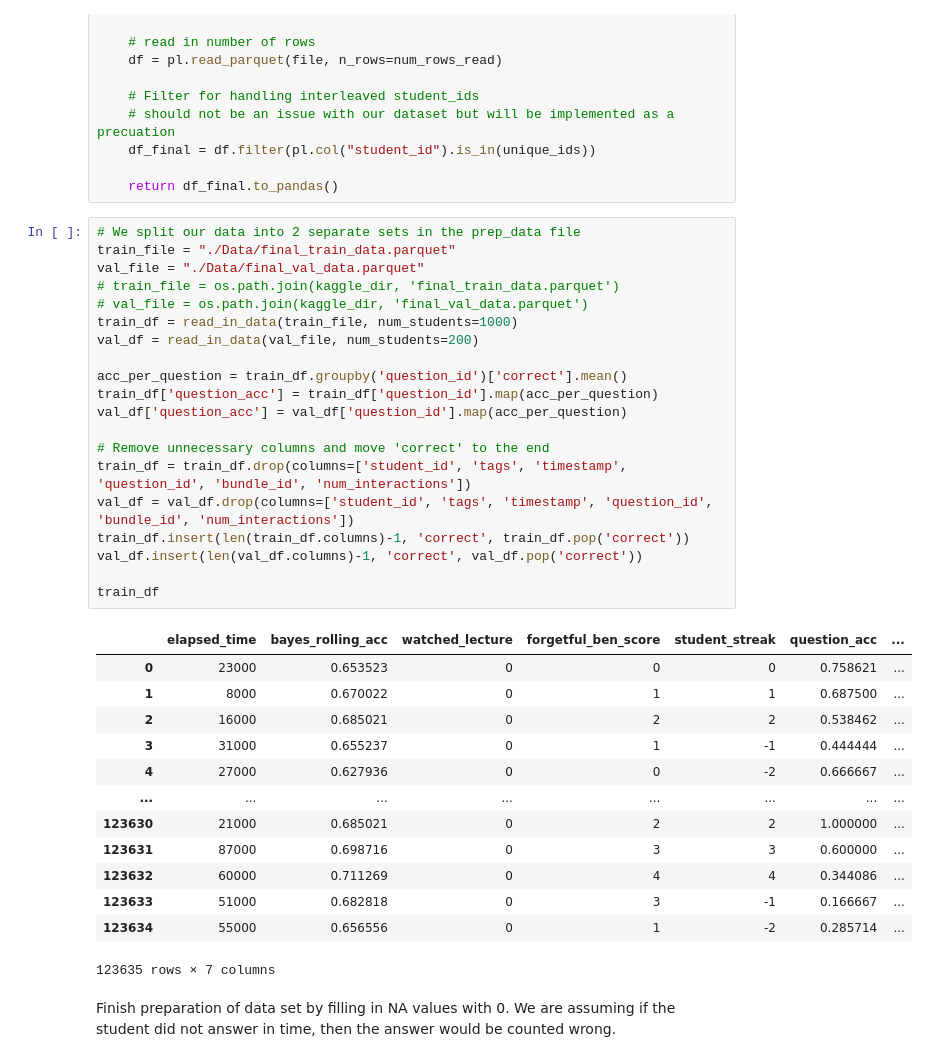
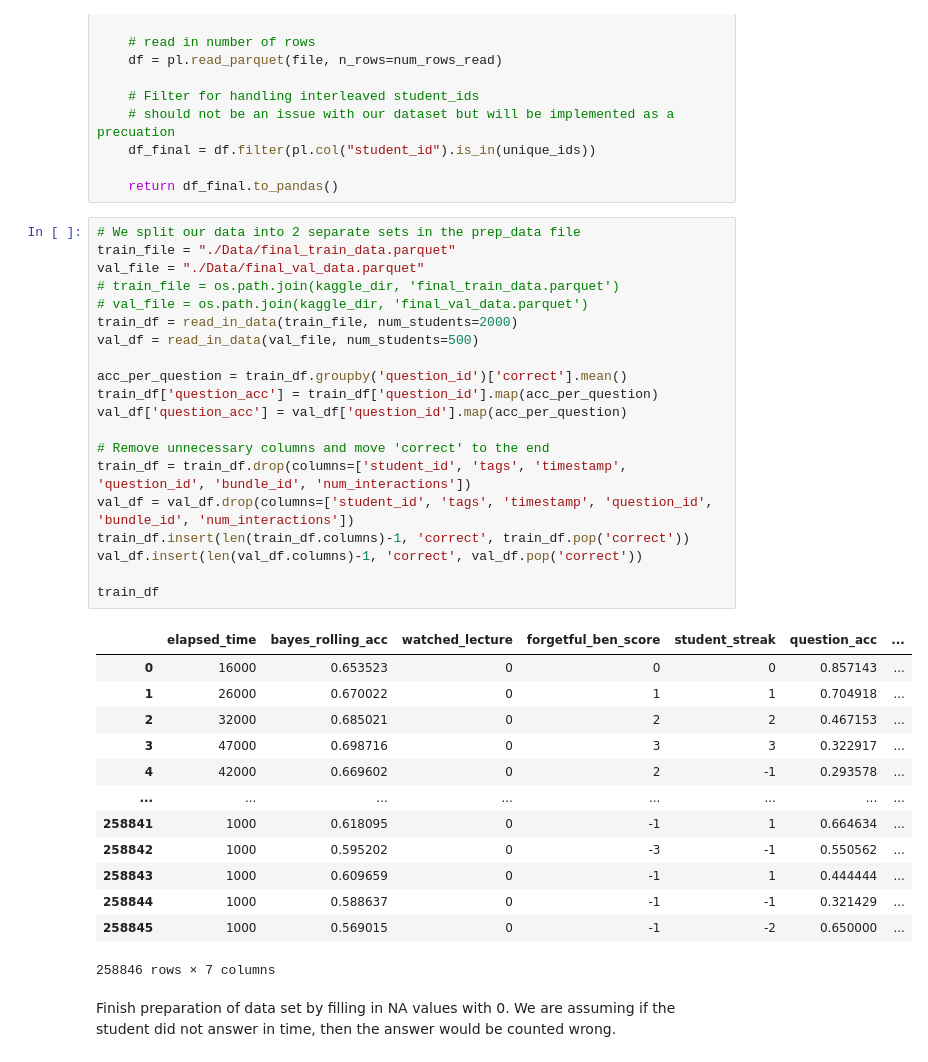
Before and after one commit to bbelandr/MachineLearningProject, a Jupyter notebook: pipeline-2.ipynb, the cells around one changed output. Cells and saved outputs as stored; diff of their text form.

```diff
--- a/pipeline-2.ipynb
+++ b/pipeline-2.ipynb
@@ -93,37 +94,37 @@ def read_in_data(file, num_students):
 # %%
 # We split our data into 2 separate sets in the prep_data file
 train_file = "./Data/final_train_data.parquet"
 val_file = "./Data/final_val_data.parquet"
 # train_file = os.path.join(kaggle_dir, 'final_train_data.parquet')
 # val_file = os.path.join(kaggle_dir, 'final_val_data.parquet')
-train_df = read_in_data(train_file, num_students=1000)
-val_df = read_in_data(val_file, num_students=200)
+train_df = read_in_data(train_file, num_students=2000)
+val_df = read_in_data(val_file, num_students=500)
 
 acc_per_question = train_df.groupby('question_id')['correct'].mean()
 train_df['question_acc'] = train_df['question_id'].map(acc_per_question)
 val_df['question_acc'] = val_df['question_id'].map(acc_per_question)
 
 # Remove unnecessary columns and move 'correct' to the end
 train_df = train_df.drop(columns=['student_id', 'tags', 'timestamp', 'question_id', 'bundle_id', 'num_interactions'])
 val_df = val_df.drop(columns=['student_id', 'tags', 'timestamp', 'question_id', 'bundle_id', 'num_interactions'])
 train_df.insert(len(train_df.columns)-1, 'correct', train_df.pop('correct'))
 val_df.insert(len(val_df.columns)-1, 'correct', val_df.pop('correct'))
 
 train_df
 # %% [output]
 |  | elapsed_time | bayes_rolling_acc | watched_lecture | forgetful_ben_score | student_streak | question_acc | ... |
-| 0 | 23000 | 0.653523 | 0 | 0 | 0 | 0.758621 | ... |
-| 1 | 8000 | 0.670022 | 0 | 1 | 1 | 0.687500 | ... |
-| 2 | 16000 | 0.685021 | 0 | 2 | 2 | 0.538462 | ... |
-| 3 | 31000 | 0.655237 | 0 | 1 | -1 | 0.444444 | ... |
-| 4 | 27000 | 0.627936 | 0 | 0 | -2 | 0.666667 | ... |
+| 0 | 16000 | 0.653523 | 0 | 0 | 0 | 0.857143 | ... |
+| 1 | 26000 | 0.670022 | 0 | 1 | 1 | 0.704918 | ... |
+| 2 | 32000 | 0.685021 | 0 | 2 | 2 | 0.467153 | ... |
+| 3 | 47000 | 0.698716 | 0 | 3 | 3 | 0.322917 | ... |
+| 4 | 42000 | 0.669602 | 0 | 2 | -1 | 0.293578 | ... |
 | ... | ... | ... | ... | ... | ... | ... | ... |
-| 123630 | 21000 | 0.685021 | 0 | 2 | 2 | 1.000000 | ... |
-| 123631 | 87000 | 0.698716 | 0 | 3 | 3 | 0.600000 | ... |
-| 123632 | 60000 | 0.711269 | 0 | 4 | 4 | 0.344086 | ... |
-| 123633 | 51000 | 0.682818 | 0 | 3 | -1 | 0.166667 | ... |
-| 123634 | 55000 | 0.656556 | 0 | 1 | -2 | 0.285714 | ... |
+| 258841 | 1000 | 0.618095 | 0 | -1 | 1 | 0.664634 | ... |
+| 258842 | 1000 | 0.595202 | 0 | -3 | -1 | 0.550562 | ... |
+| 258843 | 1000 | 0.609659 | 0 | -1 | 1 | 0.444444 | ... |
+| 258844 | 1000 | 0.588637 | 0 | -1 | -1 | 0.321429 | ... |
+| 258845 | 1000 | 0.569015 | 0 | -1 | -2 | 0.650000 | ... |
-123635 rows × 7 columns
+258846 rows × 7 columns
 # %% [markdown]
 Finish preparation of data set by filling in NA values with 0. We are assuming if the student did not answer in time, then the answer would be counted wrong.
 # %%
```
Also changed, not shown: parts of 12 cells of this notebook.
